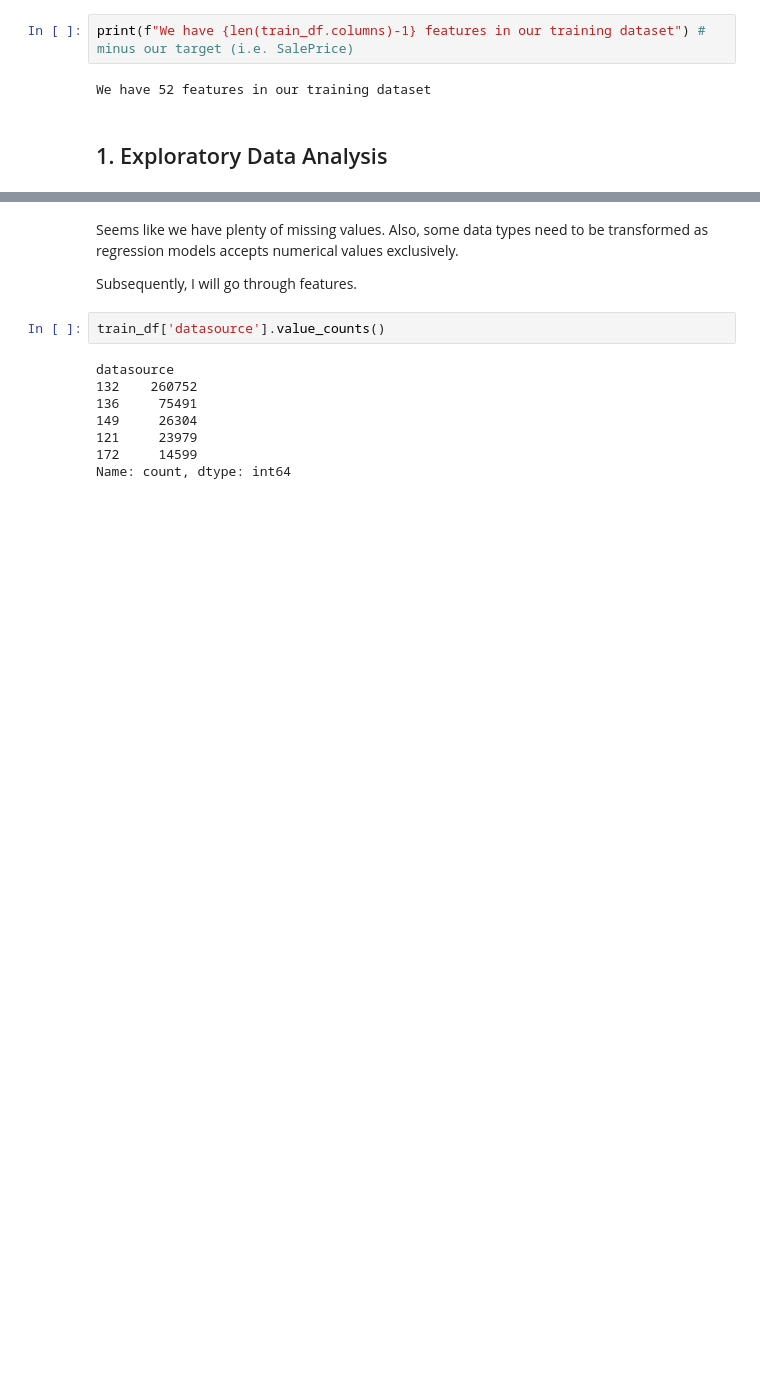
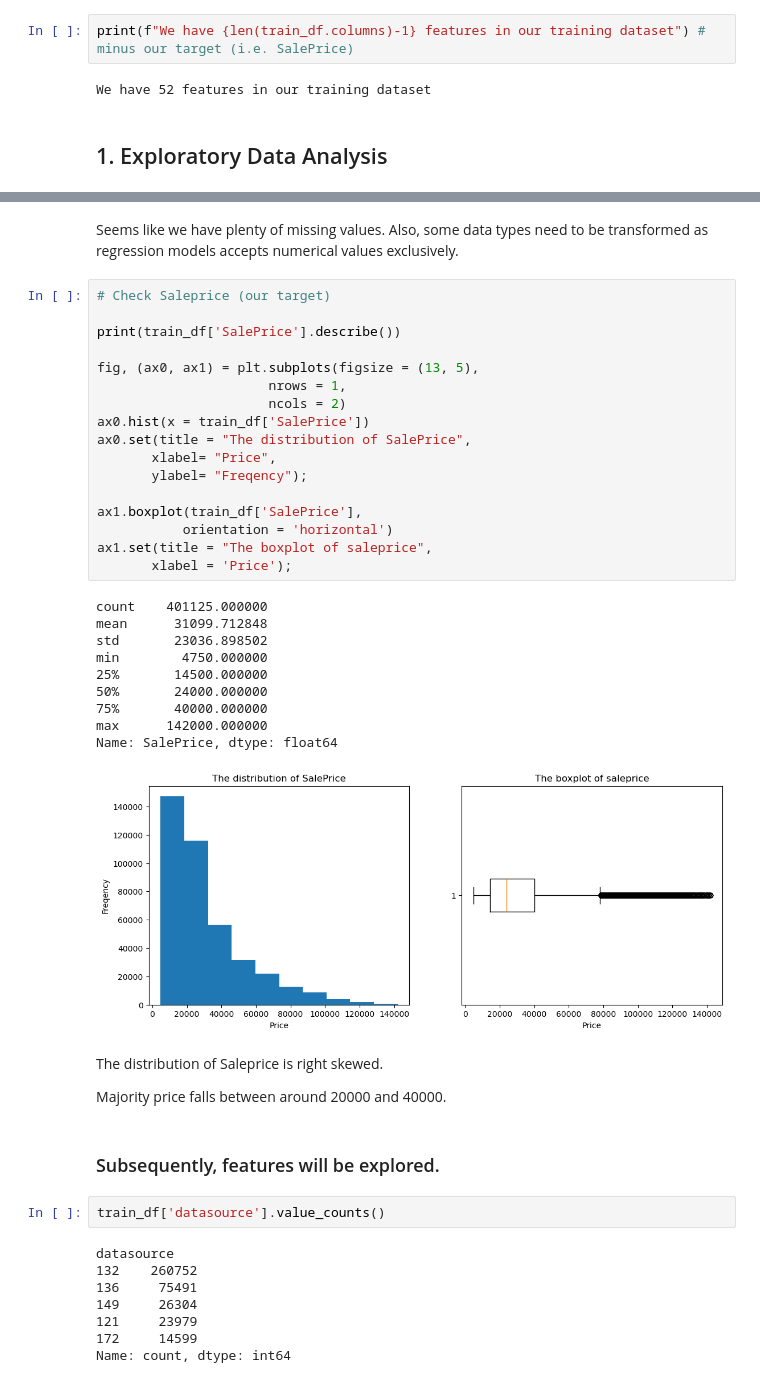
Before and after one commit to Eleanor-git/Regression_Bulldozer, a Jupyter notebook: Bulldozer_price_regression.ipynb, the cells around one changed output, grey strips where cells are left out. Saved outputs shown, nothing was run; the diff lists cells and outputs as text; blank space fills up the shorter version.

```diff
--- a/Bulldozer_price_regression.ipynb
+++ b/Bulldozer_price_regression.ipynb
@@ -100,7 +101,39 @@ memory usage: 236.3+ MB
 # %% [markdown]
 Seems like we have plenty of missing values. Also, some data types need to be transformed as regression models accepts numerical values exclusively.
-
-Subsequently, I will go through features.
+# %%
+# Check Saleprice (our target)
+
+print(train_df['SalePrice'].describe())
+
+fig, (ax0, ax1) = plt.subplots(figsize = (13, 5),
+                      nrows = 1,
+                      ncols = 2)
+ax0.hist(x = train_df['SalePrice'])
+ax0.set(title = "The distribution of SalePrice",
+       xlabel= "Price",
+       ylabel= "Freqency");
+
+ax1.boxplot(train_df['SalePrice'],
+           orientation = 'horizontal')
+ax1.set(title = "The boxplot of saleprice",
+       xlabel = 'Price');
+# %% [output]
+count    401125.000000
+mean      31099.712848
+std       23036.898502
+min        4750.000000
+25%       14500.000000
+50%       24000.000000
+75%       40000.000000
+max      142000.000000
+Name: SalePrice, dtype: float64
+[figure, added]
+# %% [markdown]
+The distribution of Saleprice is right skewed.
+
+Majority price falls between around 20000 and 40000.
+# %% [markdown]
+### Subsequently, features will be explored.
 # %%
 train_df['datasource'].value_counts()
 # %% [output]
```
Also changed, not shown: parts of 27 cells of this notebook, 1 other file.
